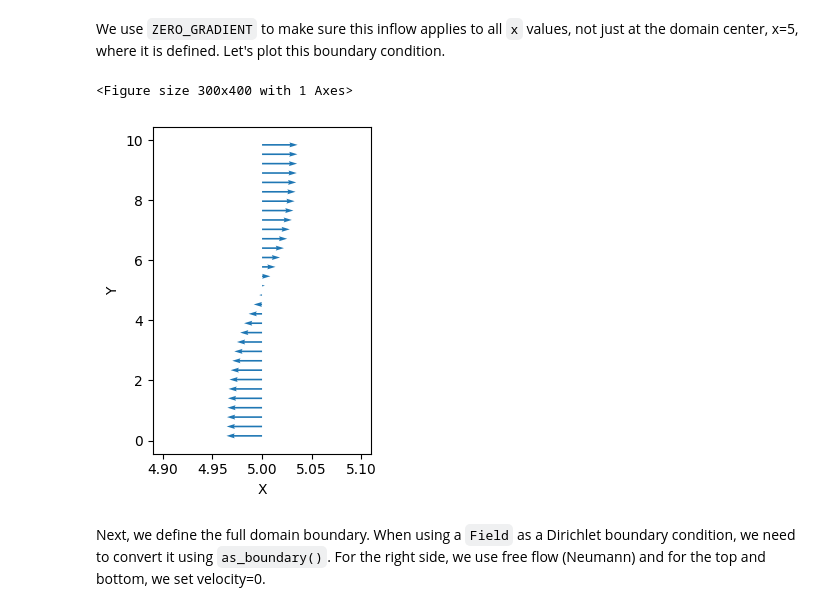
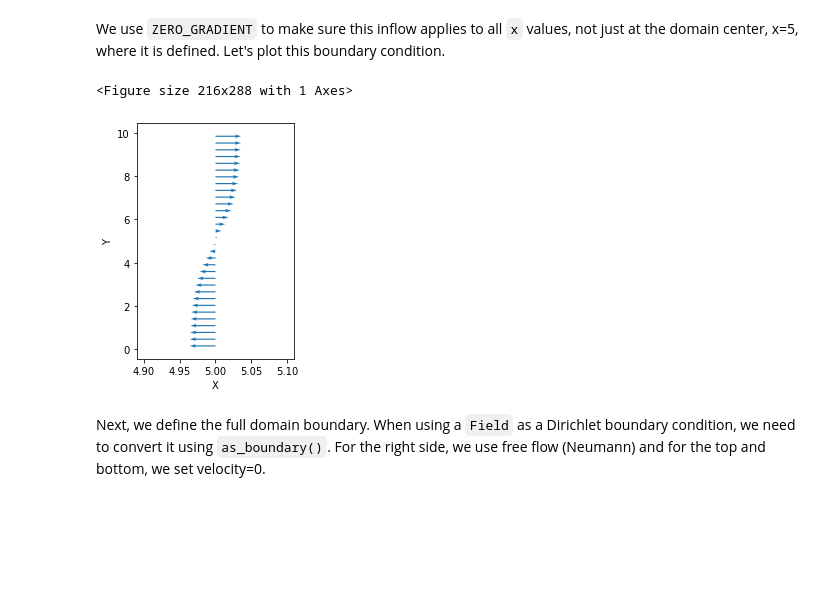
Before and after one commit to tum-pbs/PhiFlow, a Jupyter notebook: examples/grids/Variable_Boundaries.ipynb, the cells around one changed output. Cells and saved outputs as stored; diff of their text form; code cells hidden in the pictures; blank space fills up the shorter version.

```diff
--- a/examples/grids/Variable_Boundaries.ipynb
+++ b/examples/grids/Variable_Boundaries.ipynb
@@ -21,10 +21,10 @@ inflow = CenteredGrid(lambda x, y: vec(x=math.tanh((y-5)/2), y=0), ZERO_GRADIENT
 We use `ZERO_GRADIENT` to make sure this inflow applies to all `x` values, not just at the domain center, x=5, where it is defined.
 Let's plot this boundary condition.
 # %%
-plot(PointCloud(inflow.points, inflow.values), size=(3, 4))
+plot(inflow.as_points(), size=(3, 4))
 # %% [output]
-<Figure size 300x400 with 1 Axes>
+<Figure size 216x288 with 1 Axes>
-[figure, old version]
+[figure, new version]
 # %% [markdown]
 Next, we define the full domain boundary. When using a `Field` as a Dirichlet boundary condition, we need to convert it using `as_boundary()`. For the right side, we use free flow (Neumann) and for the top and bottom, we set velocity=0.
 # %%
```
Also changed, not shown: parts of 2 cells of this notebook.
